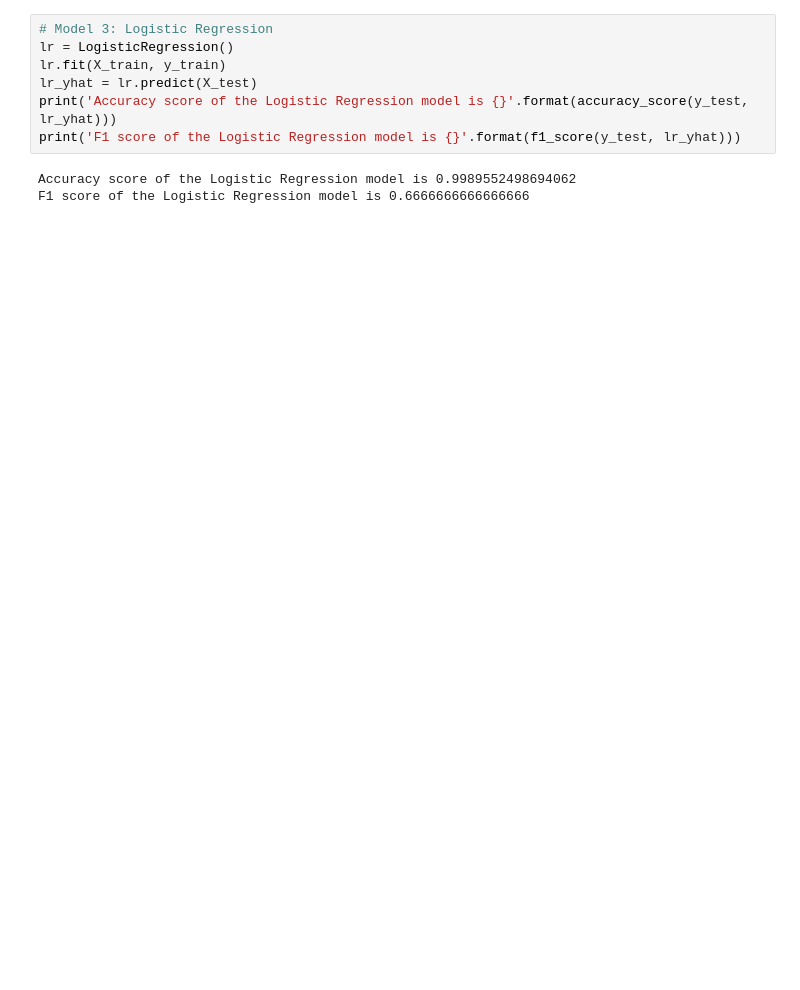
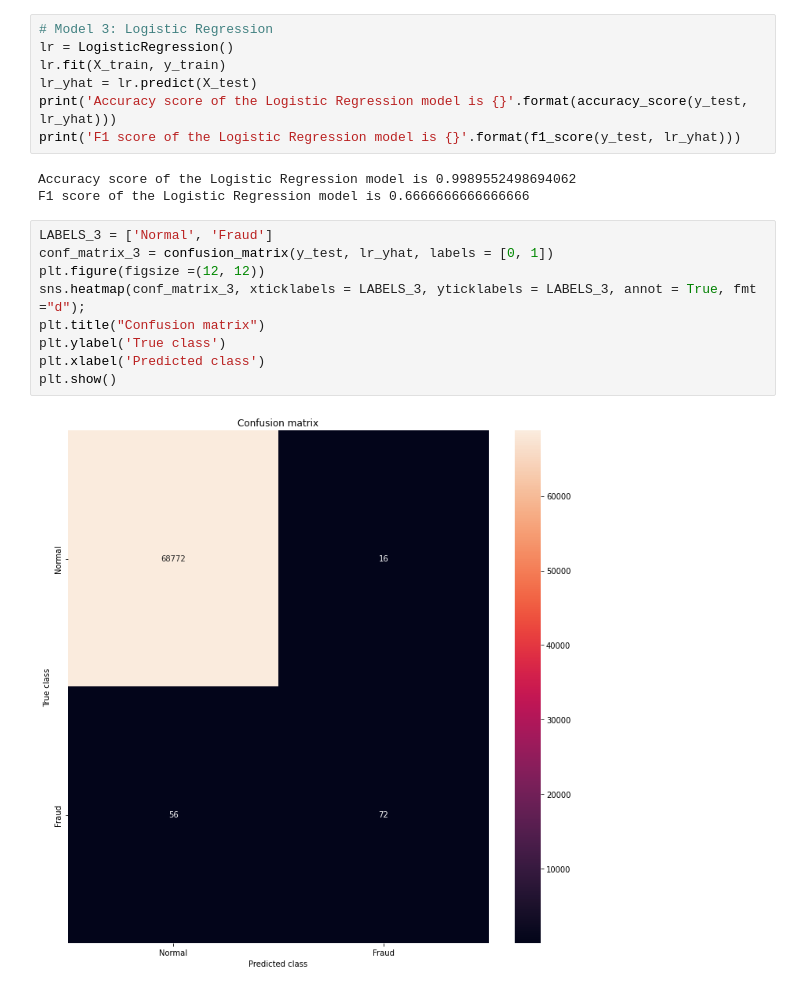
Before and after one commit to DineshBS44/Credit-Card-Fraud-Detection, a Jupyter notebook: CreditCardFraudDetection.ipynb, the cells around one changed output. Drawn from its saved outputs; the diff is of its cells as text; blank space fills up the shorter version.

```diff
--- a/CreditCardFraudDetection.ipynb
+++ b/CreditCardFraudDetection.ipynb
@@ -145,3 +171,14 @@ print('F1 score of the Logistic Regression model is {}'.format(f1_score(y_test,
 # %% [output]
 Accuracy score of the Logistic Regression model is 0.9989552498694062
 F1 score of the Logistic Regression model is 0.6666666666666666
+# %%
+LABELS_3 = ['Normal', 'Fraud']
+conf_matrix_3 = confusion_matrix(y_test, lr_yhat, labels = [0, 1])
+plt.figure(figsize =(12, 12))
+sns.heatmap(conf_matrix_3, xticklabels = LABELS_3, yticklabels = LABELS_3, annot = True, fmt ="d");
+plt.title("Confusion matrix")
+plt.ylabel('True class')
+plt.xlabel('Predicted class')
+plt.show()
+# %% [output]
+[figure, added]
```
Also changed, not shown: parts of 12 cells of this notebook, 2 other files.
